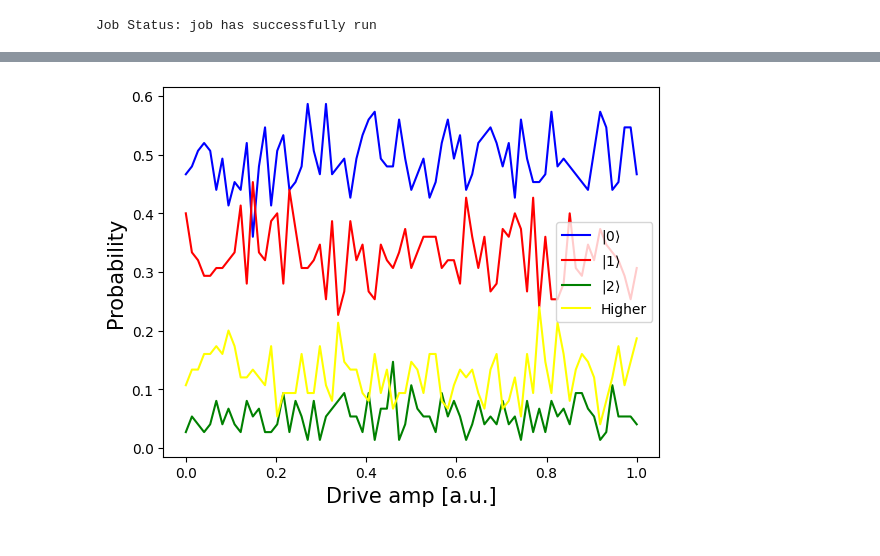
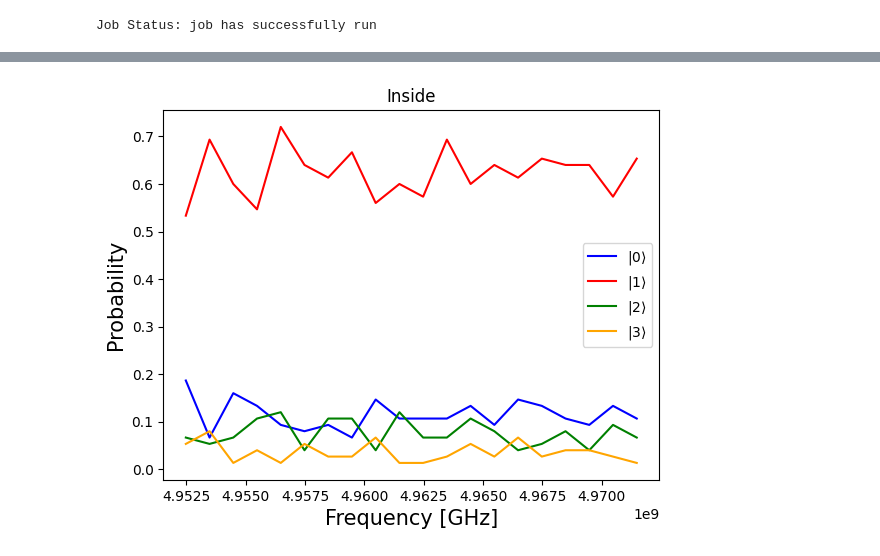
Before and after one commit to drewcurran/ECE396_Project, a Jupyter notebook: Beyond the Two-Level System.ipynb, the cells around one changed output, grey strips where cells are left out. Saved outputs shown, nothing was run; the diff lists cells and outputs as text; code cells hidden in the pictures.

```diff
--- a/Beyond the Two-Level System.ipynb
+++ b/Beyond the Two-Level System.ipynb
@@ -1076,7 +1023,7 @@ plt.show()
 ## define smaller range sweep
 backend_properties = backend.properties()
 
-freq_guess = rough_qubit_frequency + qubit_12_freq + anharmonicity_01_12
+freq_guess = qubit_12_freq + anharmonicity_01_12
 power_guess = 0.275
 num_freqs = 100
 sweep_freqs = freq_guess + np.linspace(-300*MHz, 300*MHz, num_freqs)
@@ -1159,5 +1106,5 @@ plt.show()
 # %%
-freq_guess = 9.11
+freq_guess = 4.22
 
 num_freqs = 75
 sweep_freqs = freq_guess*GHz + np.linspace(-30*MHz, 30*MHz, num_freqs)
@@ -1517,0 +1562,4 @@ Text(0.5, 1.0, '0-1-2-3 discrimination')
+# %%
+## retrieve job results
+
+rabi_results = job.result(timeout=120)
@@ -1687,28 +1752,41 @@ plt.scatter(np.real(max_states), np.imag(max_states),
+# %%
+max_probability = 0
+probabilities_inside = []
+probabilities_closest = []
+for j in range(len(freq_classifications_inside)):
+    num_escaped_inside = np.count_nonzero(freq_classifications_inside[j] == -1) + np.count_nonzero(freq_classifications_inside[j] == 2)
+    probability_inside = num_escaped_inside / num_rabi_points
+    probabilities_inside.append(probability_inside)
+for j in range(len(freq_classifications_closest)):
+    num_escaped_closest = np.count_nonzero(freq_classifications_closest[j] == -1) + np.count_nonzero(freq_classifications_closest[j] == 2)
+    probability_closest = num_escaped_closest / num_rabi_points
+    probabilities_closest.append(probability_closest)
 # %%
 ## plot probabilities
 
-zero_probabilities = []
-one_probabilities = []
-two_probabilities = []
-higher_probabilities = []
-for j in range(len(amp_classifications)):
-    num_zero = np.count_nonzero(amp_classifications[j] == 0)
-    zero_probabilities.append(num_zero / num_rabi_points)
-    num_one = np.count_nonzero(amp_classifications[j] == 1)
-    one_probabilities.append(num_one / num_rabi_points)
-    num_two = np.count_nonzero(amp_classifications[j] == 2)
-    two_probabilities.append(num_two / num_rabi_points)
-    num_higher = np.count_nonzero(amp_classifications[j] == -1)
-    higher_probabilities.append(num_higher / num_rabi_points)
+zero_probabilities_inside = []
+one_probabilities_inside = []
+two_probabilities_inside = []
+three_probabilities_inside = []
+for j in range(len(freq_classifications_inside)):
+    num_zero = np.count_nonzero(freq_classifications_inside[j] == 0)
+    zero_probabilities_inside.append(num_zero / num_rabi_points)
+    num_one = np.count_nonzero(freq_classifications_inside[j] == 1)
+    one_probabilities_inside.append(num_one / num_rabi_points)
+    num_two = np.count_nonzero(freq_classifications_inside[j] == 2)
+    two_probabilities_inside.append(num_two / num_rabi_points)
+    num_three = np.count_nonzero(freq_classifications_inside[j] == 3)
+    three_probabilities_inside.append(num_three / num_rabi_points)
 
-plt.plot(drive_amps, zero_probabilities, color='blue', label=r'$|0\rangle$')
-plt.plot(drive_amps, one_probabilities, color='red', label=r'$|1\rangle$')
-plt.plot(drive_amps, two_probabilities, color='green', label=r'$|2\rangle$')
-plt.plot(drive_amps, higher_probabilities, color='yellow', label='Higher')
+plt.plot(frequencies, zero_probabilities_inside, color='blue', label=r'$|0\rangle$')
+plt.plot(frequencies, one_probabilities_inside, color='red', label=r'$|1\rangle$')
+plt.plot(frequencies, two_probabilities_inside, color='green', label=r'$|2\rangle$')
+plt.plot(frequencies, three_probabilities_inside, color='orange', label=r'$|3\rangle$')
 
-plt.xlabel("Drive amp [a.u.]", fontsize=15)
+plt.title('Inside')
+plt.xlabel("Frequency [GHz]", fontsize=15)
 plt.ylabel("Probability", fontsize=15)
 plt.legend()
 plt.show()
 # %% [output]
-[figure, old version]
+[figure, new version]
```
Also changed, not shown: parts of 68 cells of this notebook.
